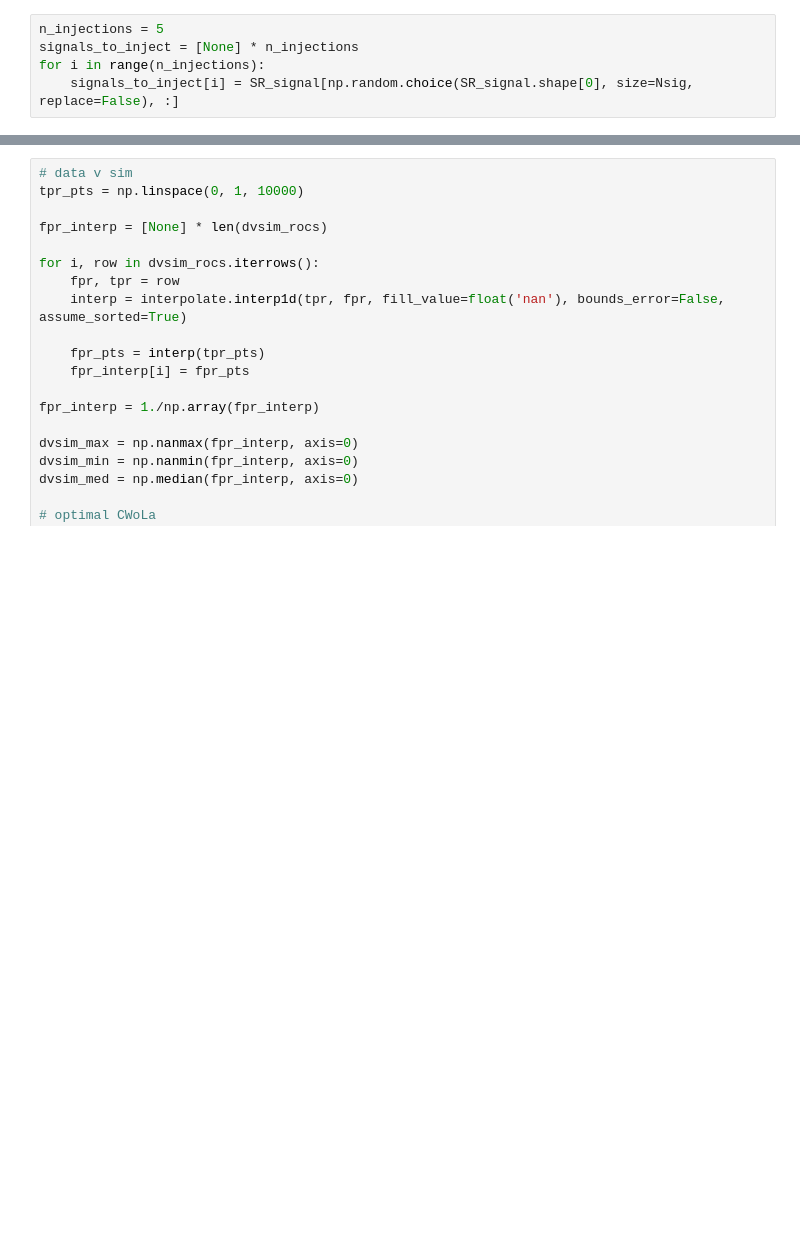
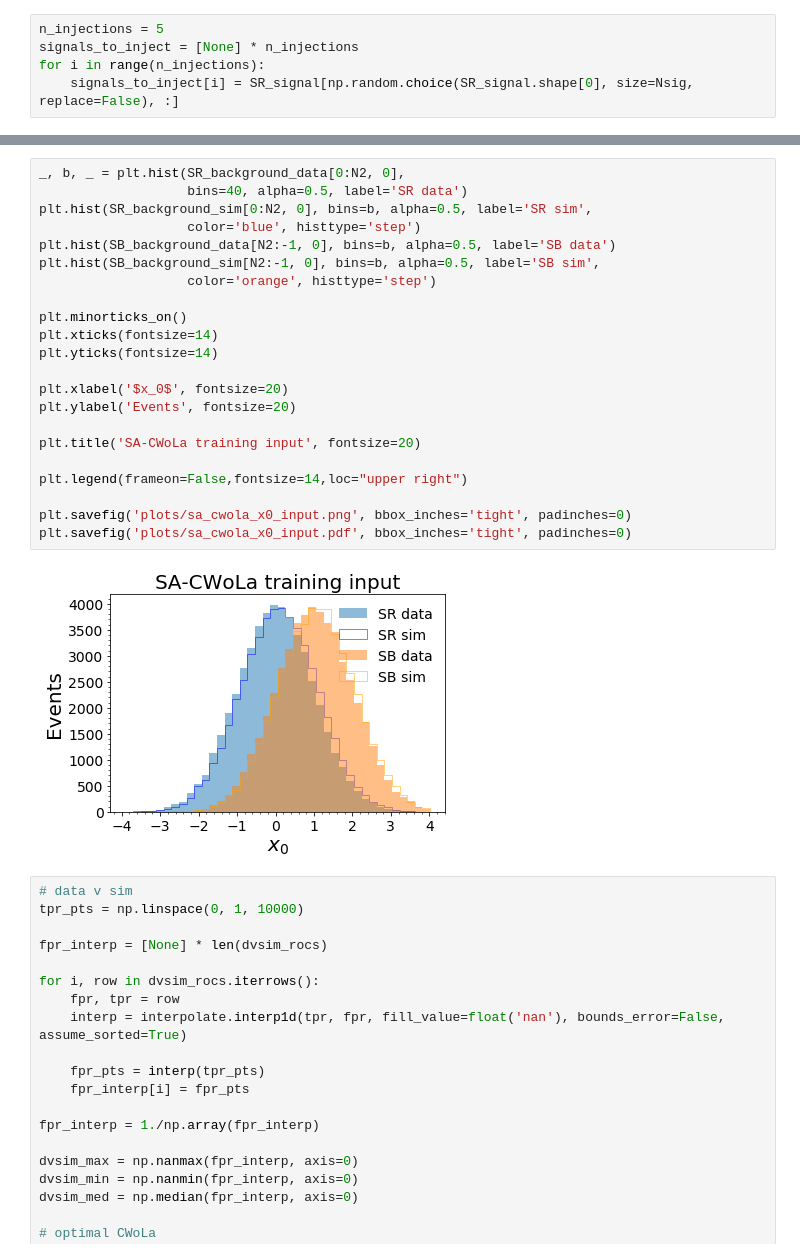
Before and after one commit to bnachman/DCTRHunting, a Jupyter notebook: CWoLaSimulationAssistedDecorrelation_Toy.ipynb, the cells around one changed output, grey strips where cells are left out. Cells and saved outputs as stored; diff of their text form; blank space fills up the shorter version.

```diff
--- a/CWoLaSimulationAssistedDecorrelation_Toy.ipynb
+++ b/CWoLaSimulationAssistedDecorrelation_Toy.ipynb
@@ -389,3 +401,27 @@ Epoch 50/50
+# %%
+_, b, _ = plt.hist(SR_background_data[0:N2, 0],
+                   bins=40, alpha=0.5, label='SR data')
+plt.hist(SR_background_sim[0:N2, 0], bins=b, alpha=0.5, label='SR sim',
+                   color='blue', histtype='step')
+plt.hist(SB_background_data[N2:-1, 0], bins=b, alpha=0.5, label='SB data')
+plt.hist(SB_background_sim[N2:-1, 0], bins=b, alpha=0.5, label='SB sim',
+                   color='orange', histtype='step')
+
+plt.minorticks_on()
+plt.xticks(fontsize=14)
+plt.yticks(fontsize=14)
+
+plt.xlabel('$x_0$', fontsize=20)
+plt.ylabel('Events', fontsize=20)
+
+plt.title('SA-CWoLa training input', fontsize=20)
+
+plt.legend(frameon=False,fontsize=14,loc="upper right")
+
+plt.savefig('plots/sa_cwola_x0_input.png', bbox_inches='tight', padinches=0)
+plt.savefig('plots/sa_cwola_x0_input.pdf', bbox_inches='tight', padinches=0)
+# %% [output]
+[figure, added]
 # %%
 # data v sim
 tpr_pts = np.linspace(0, 1, 10000)
```
Also changed, not shown: parts of 14 cells of this notebook, 11 other files.
